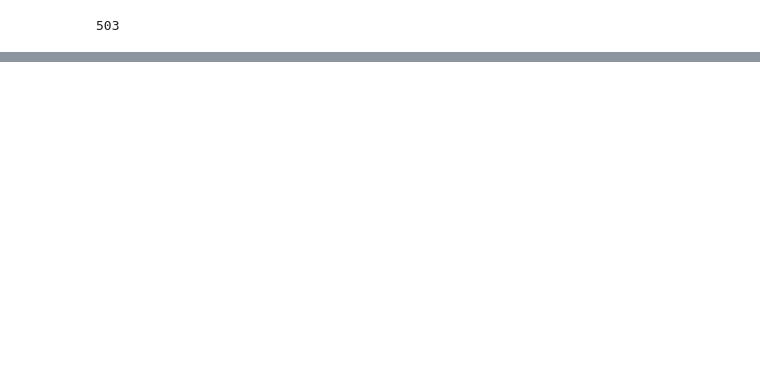
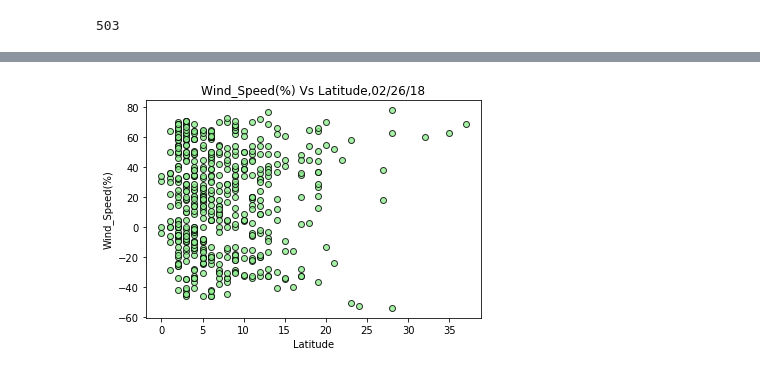
Before and after one commit to gayatripingale/Homework, a Jupyter notebook: Python_API_WeatherPy/Python_API_WeatherPy.ipynb, the cells around one changed output, grey strips where cells are left out. Saved outputs shown, nothing was run; the diff lists cells and outputs as text; code cells hidden in the pictures; blank space fills up the shorter version.

```diff
--- a/Python_API_WeatherPy/Python_API_WeatherPy.ipynb
+++ b/Python_API_WeatherPy/Python_API_WeatherPy.ipynb
@@ -175,0 +184,10 @@ plt.show()
+# %%
+# Wind Speed (mph) vs. Latitude
+plt.scatter(cities500["Wind_Speed"], cities500["Lat"], color = "lightgreen", edgecolor = 'black',alpha = 0.8)
+plt.title(f"Wind_Speed(%) Vs Latitude,{date}")
+plt.xlabel("Latitude")
+plt.ylabel("Wind_Speed(%)")
+plt.savefig("Wind_SpeedVsLat.png")
+plt.show()
+# %% [output]
+[figure, added]
```
Also changed, not shown: parts of 8 cells of this notebook, 6 other files.
